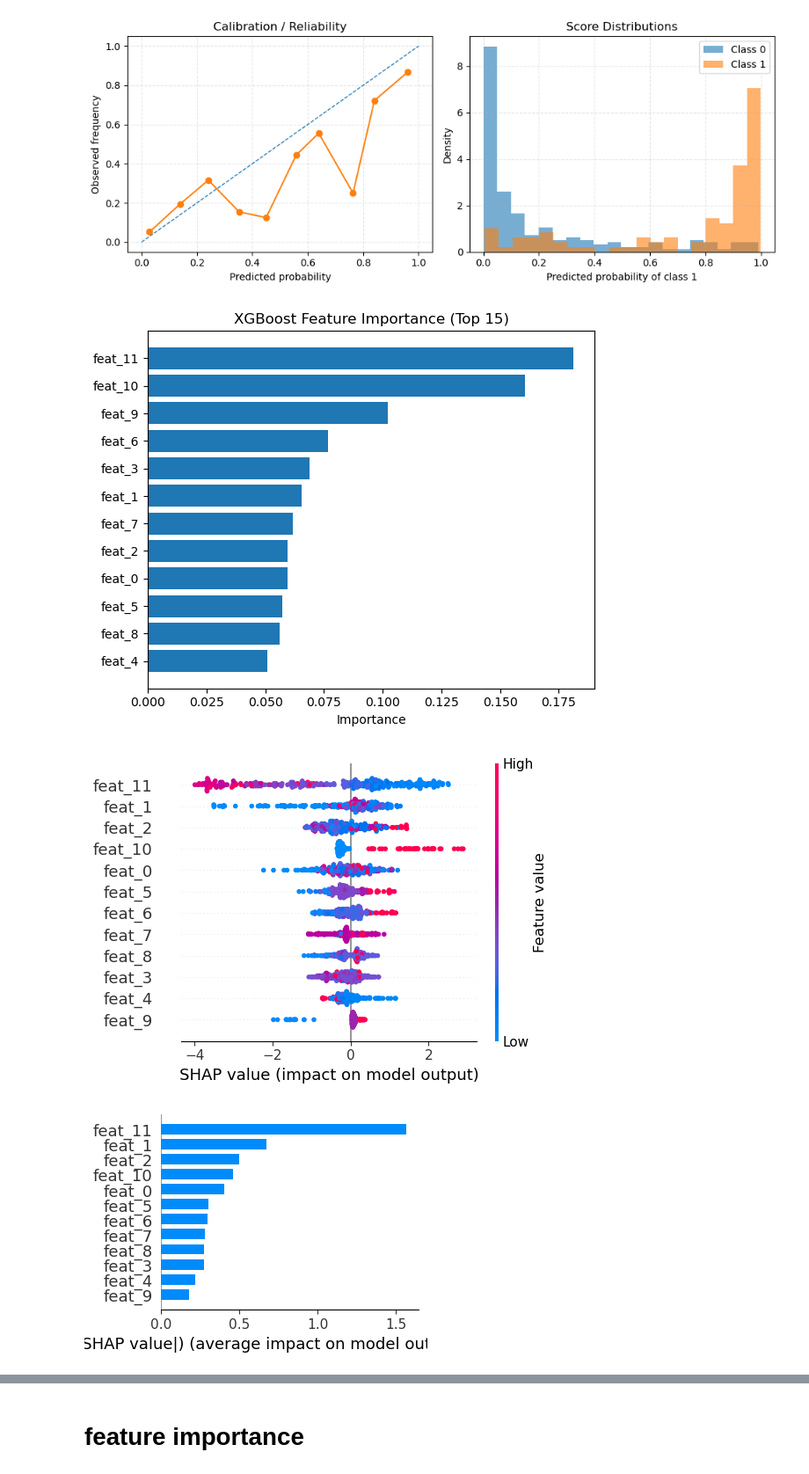
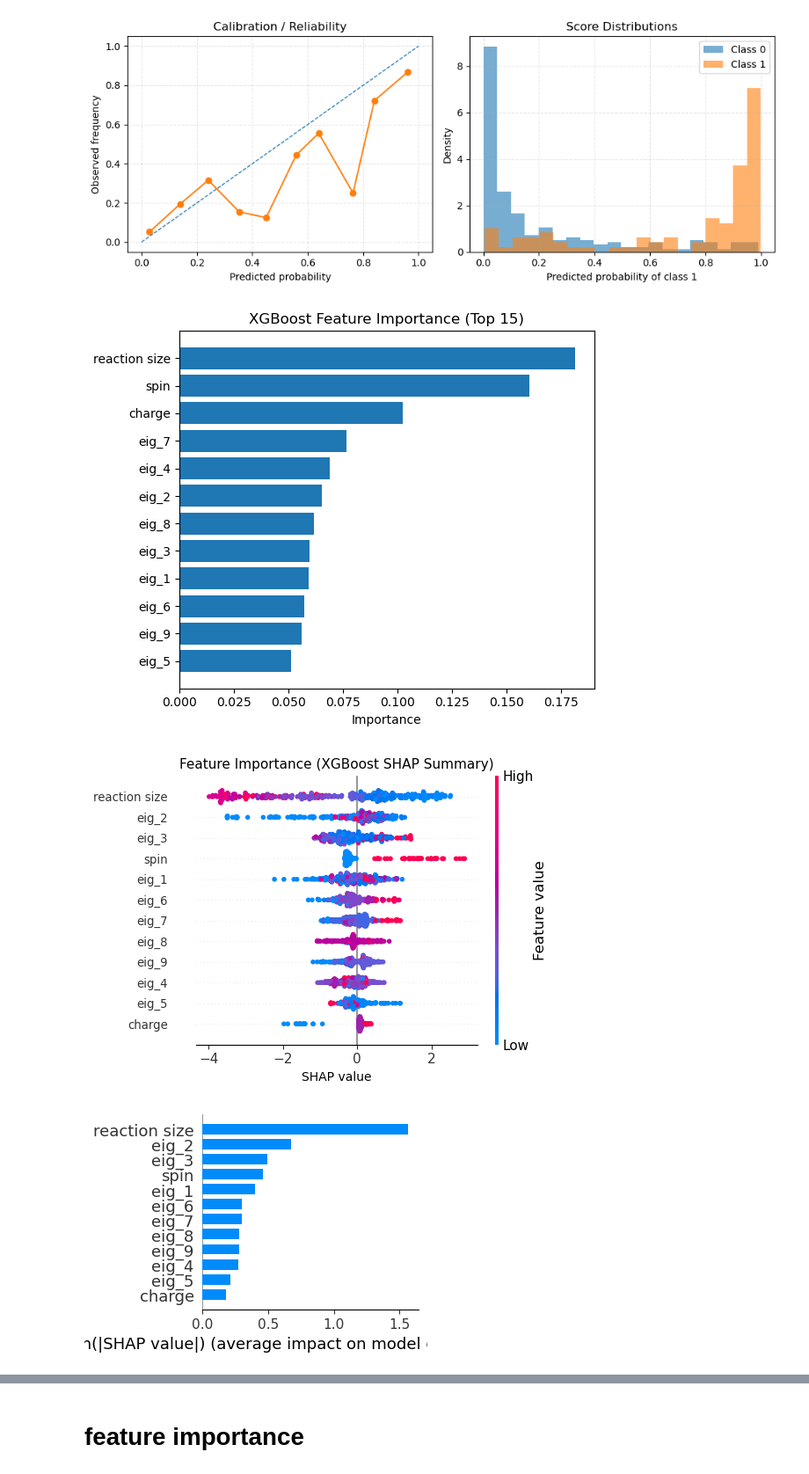
Before and after one commit to MMynampati/density_sensitivity, a Jupyter notebook: Descriptor1/descriptor1_model.ipynb, the cells around one changed output, grey strips where cells are left out. Shown at 88% size. Drawn from its saved outputs; the diff is of its cells as text; code cells hidden in the pictures.

```diff
--- a/Descriptor1/descriptor1_model.ipynb
+++ b/Descriptor1/descriptor1_model.ipynb
@@ -150,7 +150,7 @@ plt.show()
 # keeping top 52 + meta data (charge/spin/size)
 # %%
 # Eigenvalues + meta data
-K = 52
+K = 53
 X = np.hstack([X[:, :K], X[:, -3:]])
 
 print( "Trimmed shape:", X.shape)
@@ -189,7 +189,7 @@ K_list = [5,6,7,8,9,10,11,12,13,14,15,16, 17, 18,19,20,22, 24,25, 30, 32,40,48,5
 # K_list = [10,20,30,40,50,60,70]
 K_list = [ 17, 18,19,20,22, 24,25, 30, 32,40,48,50,60,72]
 K_list = list(range(15, 73))
-K_list = list(range(8, 30))
+K_list = list(range(0, 54))
 inner_cv = StratifiedKFold(n_splits=5, shuffle=True, random_state=RANDOM_STATE)
 
 # search space
@@ -529,9 +533,26 @@ plt.show()
 # %% [output]
 [figure]
 # %%
-feat_names = [f"feat_{i}" for i in range(X_test_k.shape[1])]
+# feat_names = [f"feat_{i}" for i in range(X_test_k.shape[1])]
+# imp = pd.Series(best_xgb.feature_importances_, index=feat_names).sort_values(ascending=False)
+
+# top = imp.head(15).iloc[::-1]
+# plt.figure(figsize=(6,5))
+# plt.barh(top.index, top.values)
+# plt.xlabel("Importance")
+# plt.title("XGBoost Feature Importance (Top 15)")
+# plt.tight_layout()
+# plt.show()
+
+feat_names = [
+    "eig_1", "eig_2", "eig_3", "eig_4", "eig_5", "eig_6", "eig_7", "eig_8", "eig_9",
+    "charge", "spin", "reaction size"
+]
+
+# Create importance Series
 imp = pd.Series(best_xgb.feature_importances_, index=feat_names).sort_values(ascending=False)
 
+# Plot top 15
 top = imp.head(15).iloc[::-1]
 plt.figure(figsize=(6,5))
 plt.barh(top.index, top.values)
@@ -540,39 +561,84 @@ plt.title("XGBoost Feature Importance (Top 15)")
 plt.tight_layout()
 plt.show()
 # %% [output]
-[figure, old version]
+[figure, new version]
 # %%
 import shap
 
-feat_names = [f"feat_{i}" for i in range(X_test_k.shape[1])]
+# feat_names = [f"feat_{i}" for i in range(X_test_k.shape[1])]
+# Xtr_df = pd.DataFrame(X_trainval_k, columns=feat_names)
+# Xte_df = pd.DataFrame(X_test_k,     columns=feat_names)
+
+# explainer = shap.TreeExplainer(best_xgb, feature_perturbation="interventional")
+# shap_vals = explainer.shap_values(Xte_df)
+
+# # 1) Beeswarm summary
+# plt.figure(figsize=(5.5,4))
+# shap.summary_plot(
+#     shap_vals, Xte_df,
+#     show=False,
+#     max_display=15,
+#     plot_size=(5.5,4),
+# )
+# plt.tight_layout()
+# plt.show()
+
+# # 2) Bar summary
+# plt.figure(figsize=(4,3))
+# shap.summary_plot(
+#     shap_vals, Xte_df,
+#     plot_type="bar",
+#     show=False,
+#     max_display=15,
+#     plot_size=(4,3),
+# )
+# plt.tight_layout()
+# plt.show()
+
+# Custom feature names
+feat_names = [
+    "eig_1", "eig_2", "eig_3", "eig_4", "eig_5", "eig_6", "eig_7", "eig_8", "eig_9",
+    "charge", "spin", "reaction size"
+]
+
+# DataFrames with renamed columns
 Xtr_df = pd.DataFrame(X_trainval_k, columns=feat_names)
 Xte_df = pd.DataFrame(X_test_k,     columns=feat_names)
 
+# SHAP explanation
 explainer = shap.TreeExplainer(best_xgb, feature_perturbation="interventional")
 shap_vals = explainer.shap_values(Xte_df)
 
-# 1) Beeswarm summary
 plt.figure(figsize=(5.5,4))
 shap.summary_plot(
     shap_vals, Xte_df,
     show=False,
     max_display=15,
     plot_size=(5.5,4),
 )
+
+plt.title("Feature Importance (XGBoost SHAP Summary)", fontsize=11)
+plt.xlabel("SHAP value", fontsize=10)
+
+# 🔹 Slightly larger feature names
+plt.yticks(fontsize=9.5)   # nice balance for poster readability
+
 plt.tight_layout()
 plt.show()
+
+
 
 # 2) Bar summary
 plt.figure(figsize=(4,3))
 shap.summary_plot(
     shap_vals, Xte_df,
     plot_type="bar",
     show=False,
     max_display=15,
     plot_size=(4,3),
 )
 plt.tight_layout()
 plt.show()
 # %% [output]
-[figure, old version]
+[figure, new version]
-[figure, old version]
+[figure, new version]
```
Also changed, not shown: parts of 10 cells of this notebook.
